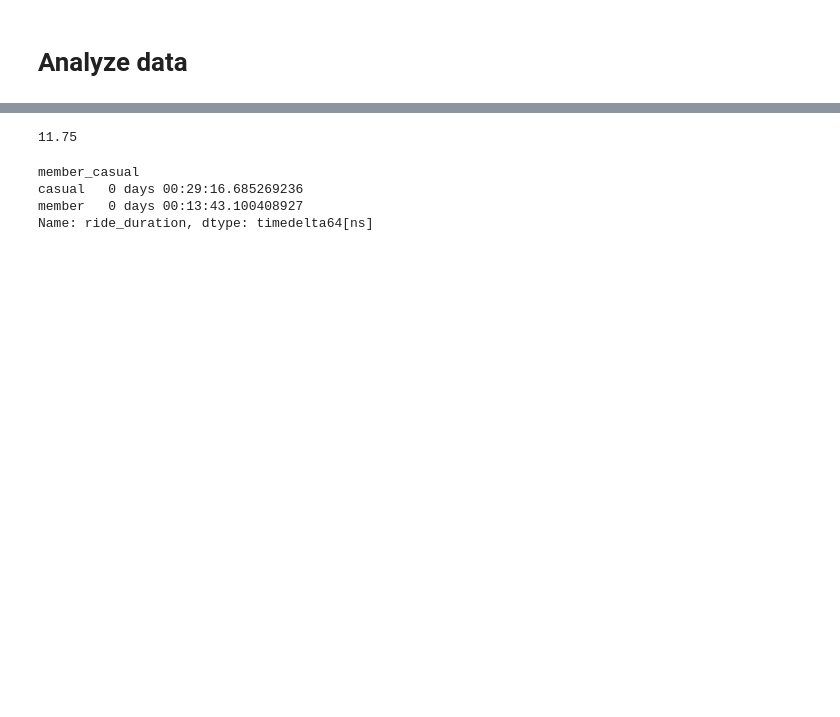
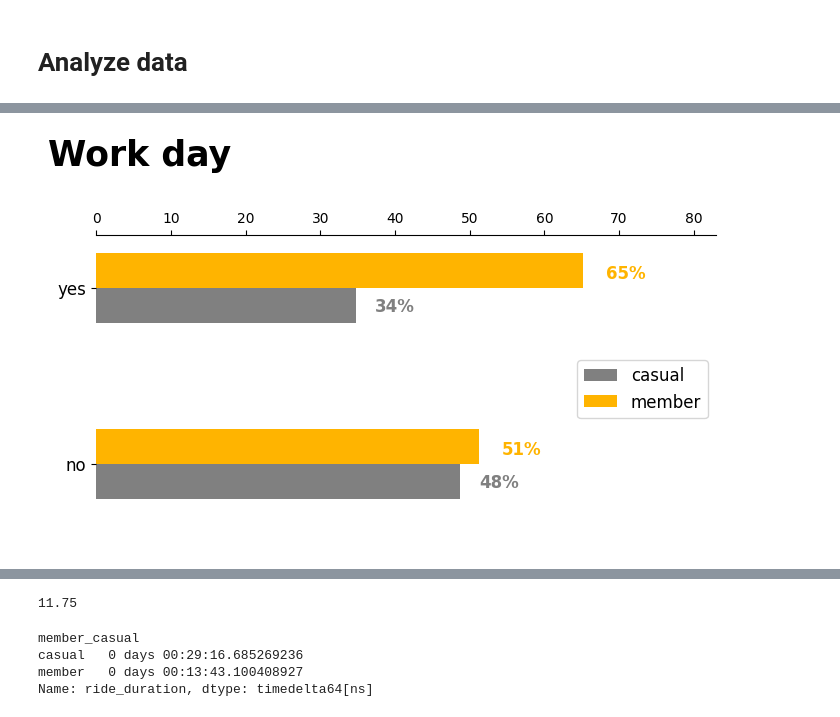
Before and after one commit to jackykang061233/data_analysis_project, a Jupyter notebook: divvy_bike/data_analyse.ipynb, the cells around one changed output, grey strips where cells are left out. Saved outputs shown, nothing was run; the diff lists cells and outputs as text; code cells hidden in the pictures; blank space fills up the shorter version.

```diff
--- a/divvy_bike/data_analyse.ipynb
+++ b/divvy_bike/data_analyse.ipynb
@@ -85,0 +136,20 @@ ax.legend(loc=9)
+# %%
+ax_work_day = work_day.unstack('member_casual').plot(figsize=(8, 4), kind='barh', color=['grey', '#FFB400'], width=0.4)
+ax_work_day.set_title("Work day", fontweight='bold', fontsize=25, x=0.07, pad=50)
+ax_work_day.set_ylabel('')
+ax_work_day.set_yticklabels(['no', 'yes'], rotation=0, fontsize=12)
+ax_work_day.xaxis.tick_top()
+
+ax_work_day.spines['right'].set_visible(False)
+ax_work_day.spines['left'].set_visible(False)
+ax_work_day.spines['bottom'].set_visible(False)
+
+ax_work_day.legend(loc=7, fontsize='large')
+ax_work_day.axis(xmax=83, ymax=1.3)
+for i, v in enumerate(work_day):
+    if i % 2 == 1:
+        ax_work_day.text(v+3, int(i/2)+0.05, str(int(v))+'%', color='#FFB400', fontweight='bold', fontsize='large')
+    else:
+        ax_work_day.text(v+2.5, int(i/2)-0.135, str(int(v))+'%', color='grey', fontweight='bold', fontsize='large')
+# %% [output]
+[figure, added]
```
Also changed, not shown: parts of 37 cells of this notebook.
